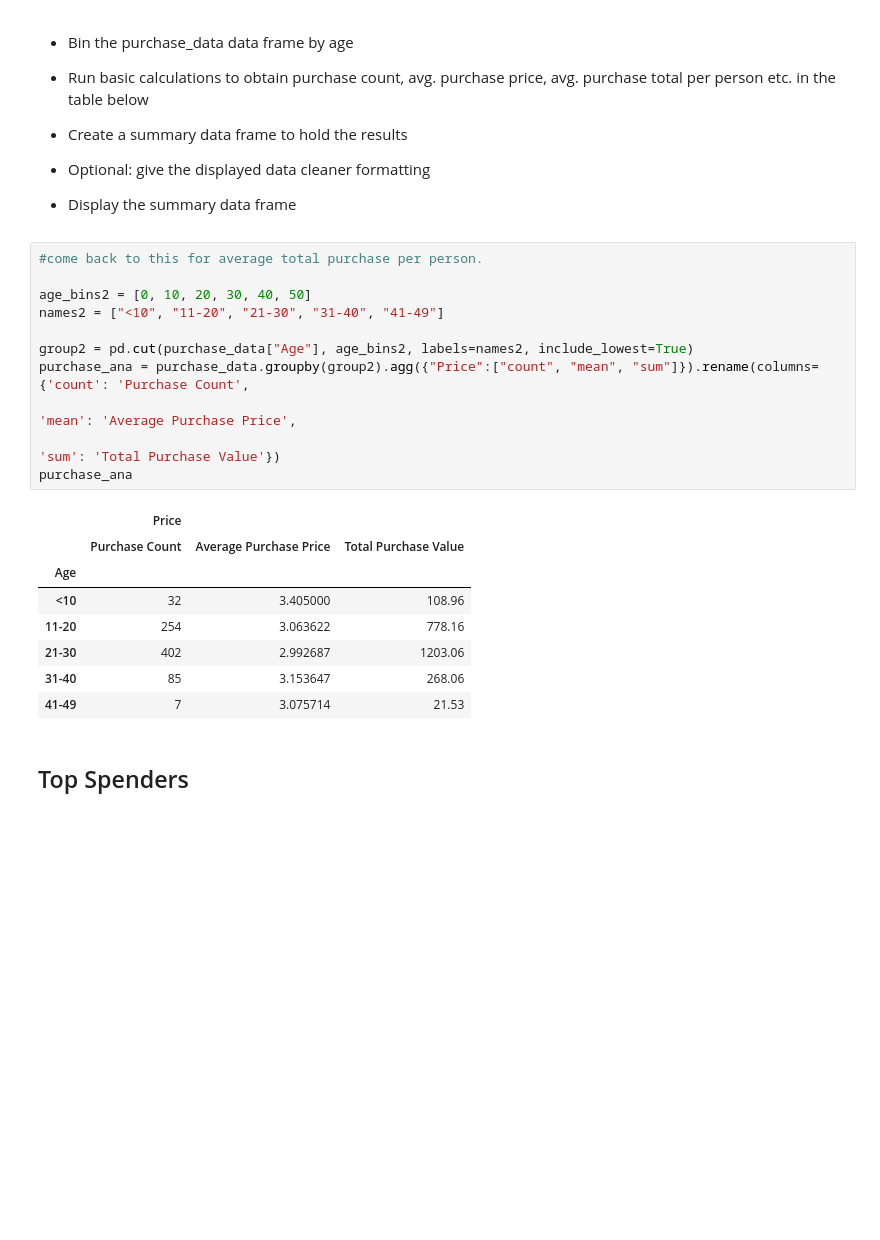
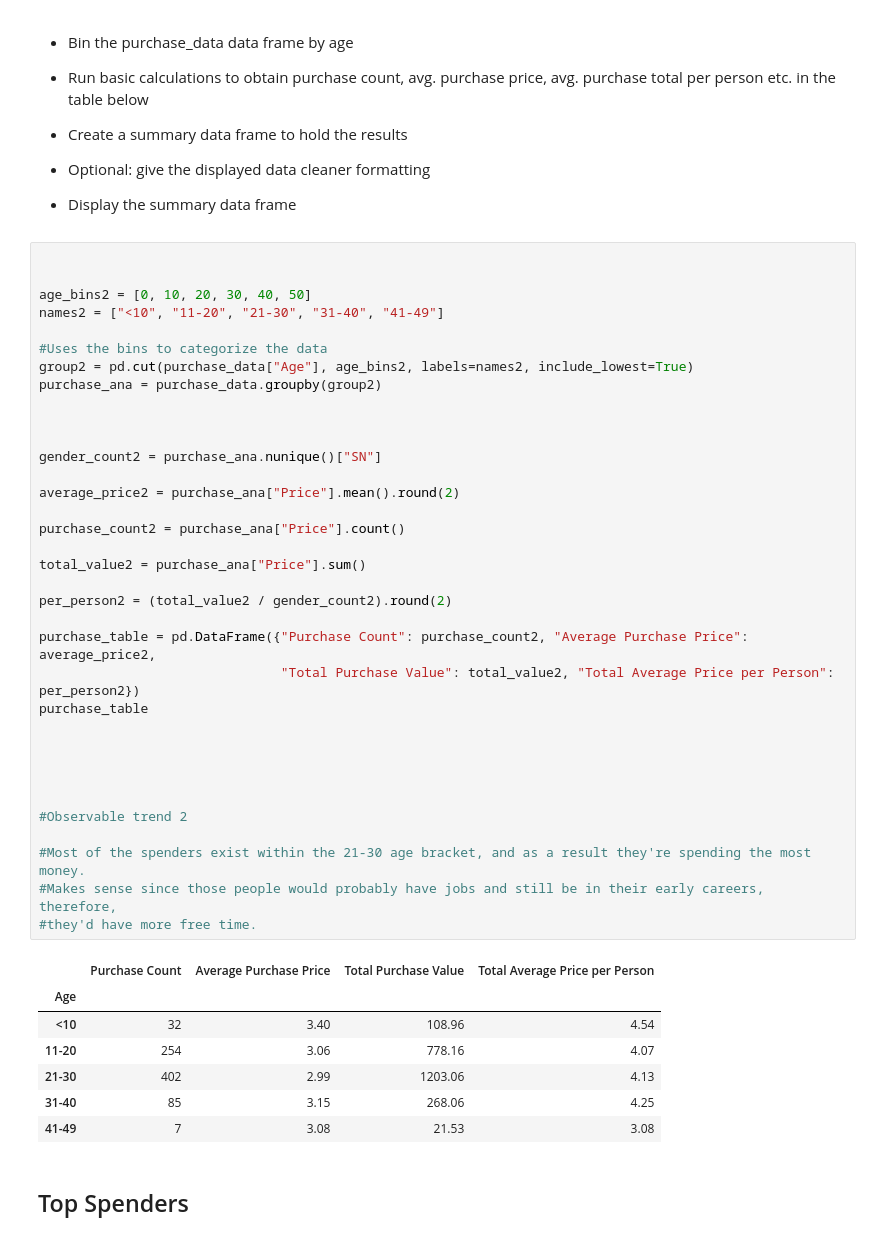
Before and after one commit to Starcode897/Pandas-Challenge, a Jupyter notebook: HeroesOfPymoli/HeroesOfPymoli_starter.ipynb, the cells around one changed output. Cells and saved outputs as stored; diff of their text form; blank space fills up the shorter version.

```diff
--- a/HeroesOfPymoli/HeroesOfPymoli_starter.ipynb
+++ b/HeroesOfPymoli/HeroesOfPymoli_starter.ipynb
@@ -184,25 +201,48 @@ age_demo_df
 
 * Display the summary data frame
 # %%
-#come back to this for average total purchase per person.
+
 
 age_bins2 = [0, 10, 20, 30, 40, 50]
 names2 = ["<10", "11-20", "21-30", "31-40", "41-49"]
 
+#Uses the bins to categorize the data
 group2 = pd.cut(purchase_data["Age"], age_bins2, labels=names2, include_lowest=True)
-purchase_ana = purchase_data.groupby(group2).agg({"Price":["count", "mean", "sum"]}).rename(columns={'count': 'Purchase Count',
-                                                                                                          'mean': 'Average Purchase Price',
-                                                                                                          'sum': 'Total Purchase Value'})
-purchase_ana
+purchase_ana = purchase_data.groupby(group2)
+
+
+
+gender_count2 = purchase_ana.nunique()["SN"]
+
+average_price2 = purchase_ana["Price"].mean().round(2)
+
+purchase_count2 = purchase_ana["Price"].count()
+
+total_value2 = purchase_ana["Price"].sum()
+
+per_person2 = (total_value2 / gender_count2).round(2)
+
+purchase_table = pd.DataFrame({"Purchase Count": purchase_count2, "Average Purchase Price": average_price2,
+                               "Total Purchase Value": total_value2, "Total Average Price per Person": per_person2})
+purchase_table
+
+
+
+
+
+#Observable trend 2
+
+#Most of the spenders exist within the 21-30 age bracket, and as a result they're spending the most money.
+#Makes sense since those people would probably have jobs and still be in their early careers, therefore,
+#they'd have more free time.
 # %% [output]
-|  | Price |  |  |
-|  | Purchase Count | Average Purchase Price | Total Purchase Value |
-| Age |  |  |  |
-| <10 | 32 | 3.405000 | 108.96 |
-| 11-20 | 254 | 3.063622 | 778.16 |
-| 21-30 | 402 | 2.992687 | 1203.06 |
-| 31-40 | 85 | 3.153647 | 268.06 |
-| 41-49 | 7 | 3.075714 | 21.53 |
+|  | Purchase Count | Average Purchase Price | Total Purchase Value | Total Average Price per Person |
+| Age |  |  |  |  |
+| <10 | 32 | 3.40 | 108.96 | 4.54 |
+| 11-20 | 254 | 3.06 | 778.16 | 4.07 |
+| 21-30 | 402 | 2.99 | 1203.06 | 4.13 |
+| 31-40 | 85 | 3.15 | 268.06 | 4.25 |
+| 41-49 | 7 | 3.08 | 21.53 | 3.08 |
 # %% [markdown]
 ## Top Spenders
 # %% [markdown]
```
Also changed, not shown: parts of 8 cells of this notebook.
